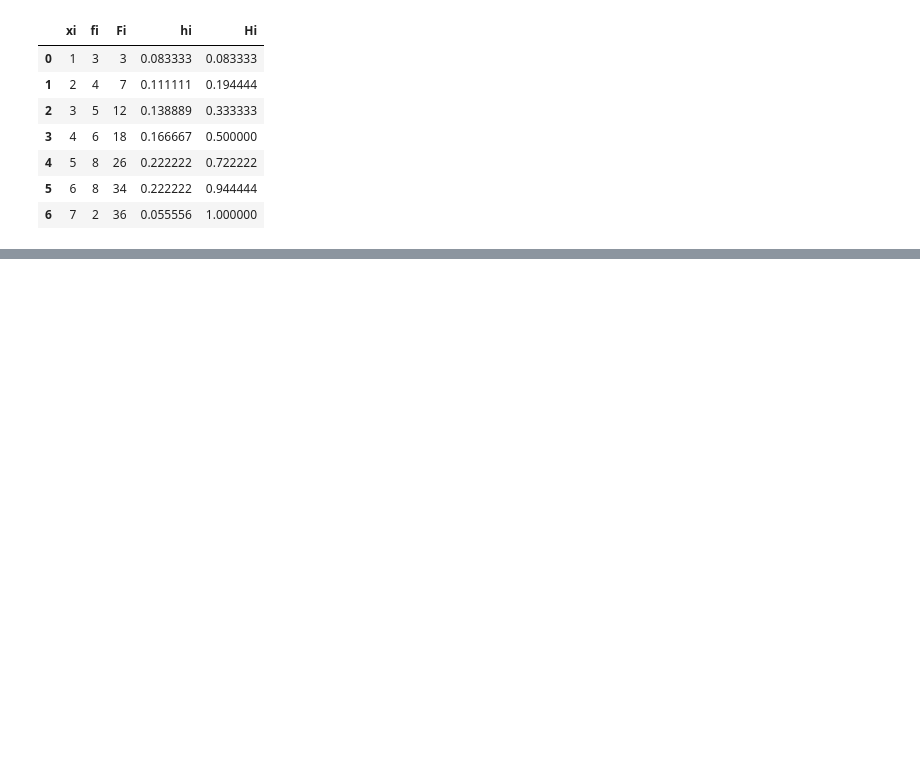
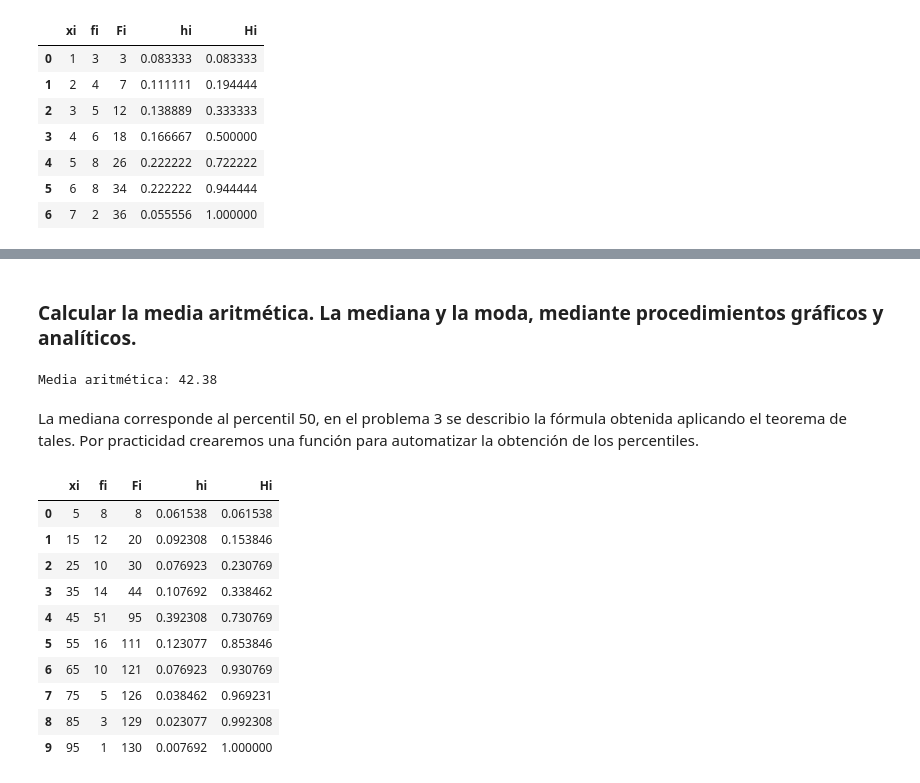
Before and after one commit to franktoffel/UA-MIMAT, a Jupyter notebook: Prob estadistica monodimensional.ipynb, the cells around one changed output, grey strips where cells are left out. Drawn from its saved outputs; the diff is of its cells as text; code cells hidden in the pictures; blank space fills up the shorter version.

```diff
--- a/Prob estadistica monodimensional.ipynb
+++ b/Prob estadistica monodimensional.ipynb
@@ -385,0 +431,18 @@ p4.df
+# %% [markdown]
+### Calcular la media aritmética. La mediana y la moda, mediante procedimientos gráficos y analíticos.
+# %%
+p5 = problema()
+
+p5.Linf = np.array([0,10,20,30,40,50,60,70,80,90])
+p5.Lsup = np.array([10,20,30,40,50,60,70,80,90,100])
+p5.fi = np.array([8,12,10,14,51,16,10,5,3,1])
+
+p5.xi = (p5.Lsup+p5.Linf)/2
+
+p5.media_a = np.sum((p5.xi*p5.fi)/np.sum(p5.fi))
+
+print('Media aritmética: '+str(round(p5.media_a,2)))
+# %% [output]
+Media aritmética: 42.38
+# %% [markdown]
+La mediana corresponde al percentil 50, en el problema 3 se describio la fórmula obtenida aplicando el teorema de tales. Por practicidad crearemos una función para automatizar la obtención de los percentiles.
@@ -385,0 +478,15 @@ p4.df
+# %%
+p5.df = tabla_frec(p5.Linf,p5.Lsup,p5.fi)
+p5.df
+# %% [output]
+|  | xi | fi | Fi | hi | Hi |
+| 0 | 5 | 8 | 8 | 0.061538 | 0.061538 |
+| 1 | 15 | 12 | 20 | 0.092308 | 0.153846 |
+| 2 | 25 | 10 | 30 | 0.076923 | 0.230769 |
+| 3 | 35 | 14 | 44 | 0.107692 | 0.338462 |
+| 4 | 45 | 51 | 95 | 0.392308 | 0.730769 |
+| 5 | 55 | 16 | 111 | 0.123077 | 0.853846 |
+| 6 | 65 | 10 | 121 | 0.076923 | 0.930769 |
+| 7 | 75 | 5 | 126 | 0.038462 | 0.969231 |
+| 8 | 85 | 3 | 129 | 0.023077 | 0.992308 |
+| 9 | 95 | 1 | 130 | 0.007692 | 1.000000 |
```
Also changed, not shown: parts of 11 cells of this notebook.
